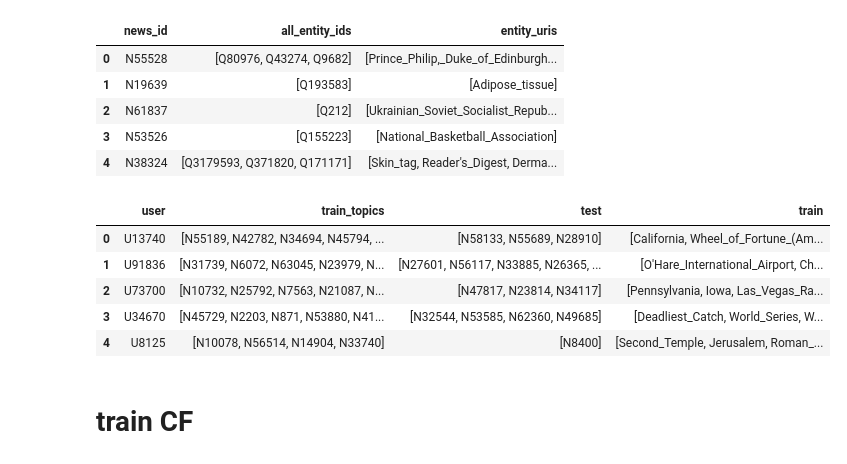
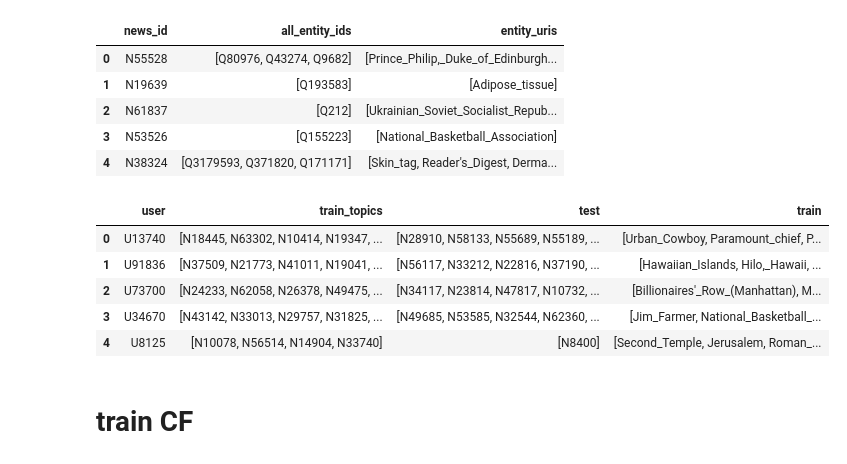
Before and after one commit to rayyyd/news_reccomender, a Jupyter notebook: ray/recommender.ipynb, the cells around one changed output. Cells and saved outputs as stored; diff of their text form; code cells hidden in the pictures.

```diff
--- a/ray/recommender.ipynb
+++ b/ray/recommender.ipynb
@@ -621 +627,18 @@ MIND_user_df.head()
 | 4 | U8125 | [N10078, N56514, N14904, N33740] | [N8400] |
+# %%
+def move_until_keep_n(df, N, train_col='train_topics', test_col='test', in_place=False):
+    d = df.copy(deep=True)  # always work on a copy so the original is unchanged
+    for idx in d.index:
+        train = list(d.at[idx, train_col])  # copy lists so we don't mutate originals
+        test  = list(d.at[idx, test_col])
+        while len(train) > N:
+            test.append(train.pop(0))
+        d.at[idx, train_col] = train
+        d.at[idx, test_col]  = test
+    return d
+
+MIND_user_df_1 = move_until_keep_n(MIND_user_df_orig, 1, train_col='train_topics', test_col='test', in_place=False)
+MIND_user_df_3 = move_until_keep_n(MIND_user_df_orig, 3, train_col='train_topics', test_col='test', in_place=False)
+MIND_user_df_5 = move_until_keep_n(MIND_user_df_orig, 5, train_col='train_topics', test_col='test', in_place=False)
+MIND_user_df_7 = move_until_keep_n(MIND_user_df_orig, 7, train_col='train_topics', test_col='test', in_place=False)
+MIND_user_df_5.head()
@@ -643,24 +673,28 @@ MIND_news_df.head()
 | 3 | N53526 | [Q155223] | [National_Basketball_Association] |
 | 4 | N38324 | [Q3179593, Q371820, Q171171] | [Skin_tag, Reader's_Digest, Derma... |
 # %%
-# map user's news items into a list of uri topics.
-import ast
-news2topics = dict(zip(MIND_news_df["news_id"], MIND_news_df["entity_uris"]))
-def news_ids_to_topics(news_id_list):
-    topics = []
-    for nid in news_id_list:
-        topics.extend(news2topics.get(nid, []))   # unknown ids → empty list
-    return topics
-MIND_user_df["train"] = MIND_user_df["train_topics"].apply(news_ids_to_topics)
-MIND_user_df["train"] = MIND_user_df["train"].apply(strip_dbpedia)
-MIND_user_df.rename(columns={"user_id": "user"}, inplace=True)
-MIND_user_df.head()
+def apply_news_topics(user_df, news_df):
+    news2topics = dict(zip(news_df["news_id"], news_df["entity_uris"]))
+    def news_ids_to_topics(news_id_list):
+        topics = []
+        for nid in news_id_list:
+            topics.extend(news2topics.get(nid, []))
+        return topics
+    user_df["train"] = user_df["train_topics"].apply(news_ids_to_topics)
+    user_df["train"] = user_df["train"].apply(strip_dbpedia)
+    user_df.rename(columns={"user_id": "user"}, inplace=True)
+    return user_df
+MIND_user_df_1 = apply_news_topics(MIND_user_df_1, MIND_news_df)
+MIND_user_df_3 = apply_news_topics(MIND_user_df_3, MIND_news_df)
+MIND_user_df_5 = apply_news_topics(MIND_user_df_5, MIND_news_df)
+MIND_user_df_7 = apply_news_topics(MIND_user_df_7, MIND_news_df)
+MIND_user_df_5.head()
 # %% [output]
 |  | user | train_topics | test | train |
-| 0 | U13740 | [N55189, N42782, N34694, N45794, ... | [N58133, N55689, N28910] | [California, Wheel_of_Fortune_(Am... |
-| 1 | U91836 | [N31739, N6072, N63045, N23979, N... | [N27601, N56117, N33885, N26365, ... | [O'Hare_International_Airport, Ch... |
-| 2 | U73700 | [N10732, N25792, N7563, N21087, N... | [N47817, N23814, N34117] | [Pennsylvania, Iowa, Las_Vegas_Ra... |
-| 3 | U34670 | [N45729, N2203, N871, N53880, N41... | [N32544, N53585, N62360, N49685] | [Deadliest_Catch, World_Series, W... |
+| 0 | U13740 | [N18445, N63302, N10414, N19347, ... | [N28910, N58133, N55689, N55189, ... | [Urban_Cowboy, Paramount_chief, P... |
+| 1 | U91836 | [N37509, N21773, N41011, N19041, ... | [N56117, N33212, N22816, N37190, ... | [Hawaiian_Islands, Hilo,_Hawaii, ... |
+| 2 | U73700 | [N24233, N62058, N26378, N49475, ... | [N34117, N23814, N47817, N10732, ... | [Billionaires'_Row_(Manhattan), M... |
+| 3 | U34670 | [N43142, N33013, N29757, N31825, ... | [N49685, N53585, N32544, N62360, ... | [Jim_Farmer, National_Basketball_... |
 | 4 | U8125 | [N10078, N56514, N14904, N33740] | [N8400] | [Second_Temple, Jerusalem, Roman_... |
 # %% [markdown]
 # train CF
```
Also changed, not shown: parts of 19 cells of this notebook.
